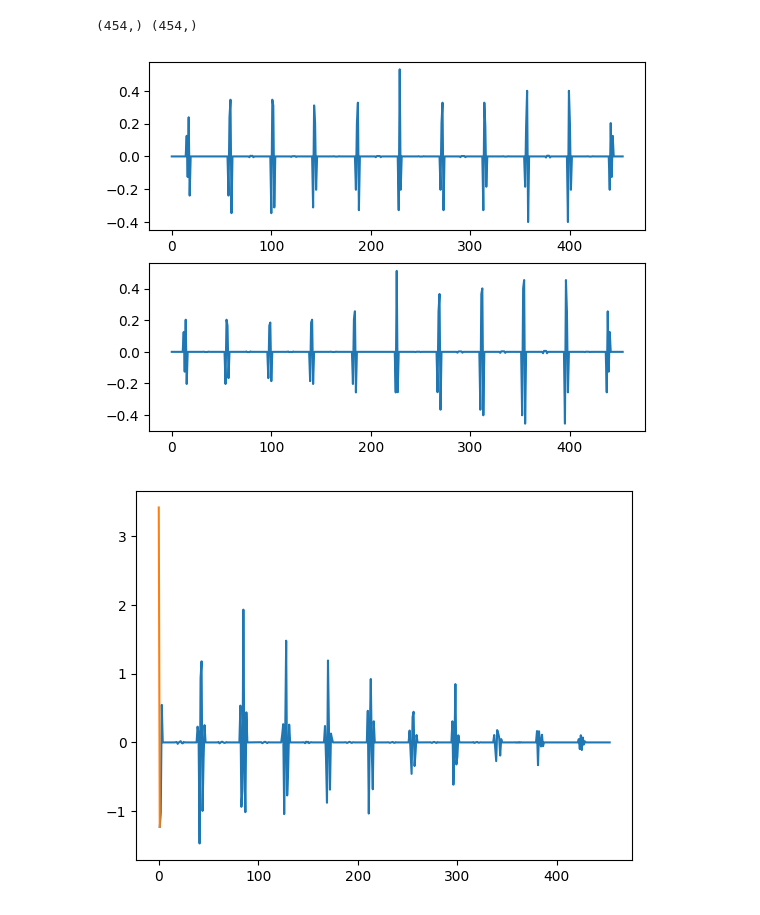
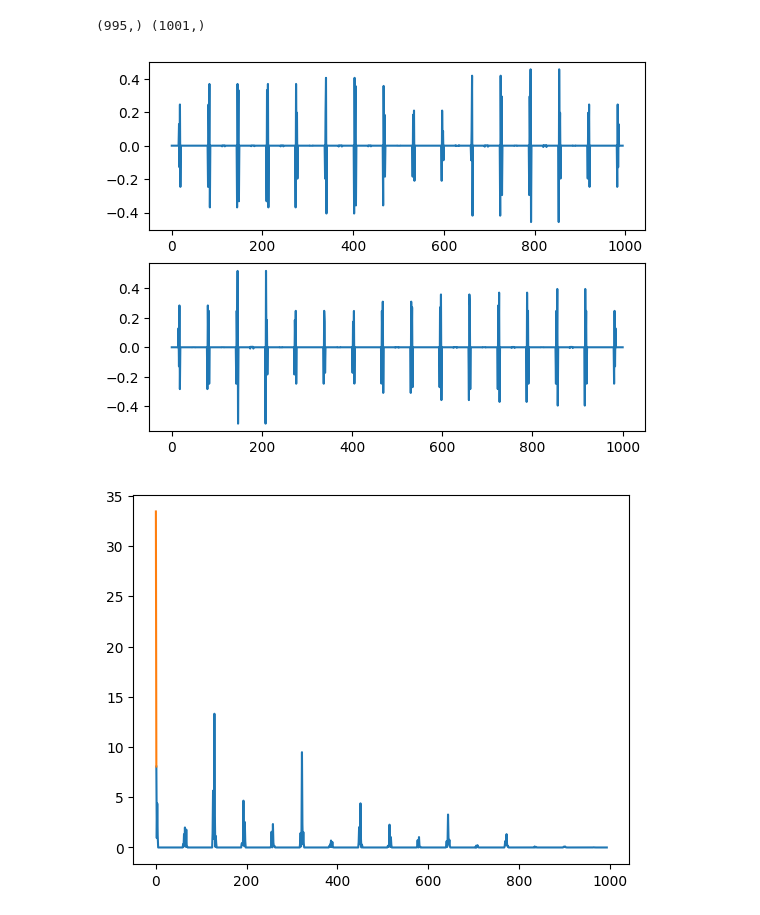
Before and after one commit to aji/yin-yang-extractor, a Jupyter notebook: notebooks/grid_bounds.ipynb, the cells around one changed output. Cells and saved outputs as stored; diff of their text form; code cells hidden in the pictures.

```diff
--- a/notebooks/grid_bounds.ipynb
+++ b/notebooks/grid_bounds.ipynb
@@ -21,7 +21,11 @@ testcases = [
         '07-15x15-squares.png',
         '08-15x15-squares.png',
         '09-25x25-squares.png',
-        '10-25x25-squares.png'
+        '10-25x25-squares.png',
+        '11-25x25-circles.png',
+        '12-6x6-circles.png',
+        '13-10x10-circles.png',
+        '14-15x15-circles.png'
     ]
 ]
 
@@ -30,7 +34,7 @@ def load_case(case):
     im = np.array(im.convert('L'), dtype='f') / 255.0
     return im
 
-testcase = testcases[1]
+testcase = testcases[8]
 print(testcase)
 im = load_case(testcase)
 im = 1.0 - im
@@ -59,17 +63,17 @@ ax1.plot(reduce_y)
 ax2.plot(reduce_x)
 plt.show()
 # %% [output]
-(454,) (454,)
+(995,) (1001,)
-[figure, old version]
+[figure, new version]
 # %%
 sig = reduce_y
 corr = scipy.signal.correlate(sig, sig, 'full')
 corr = corr[len(corr)//2:]
 plt.figure()
-plt.plot(np.arange(1, len(corr)), corr[1:])
-plt.plot([0, 1], corr[0:2])
+plt.plot(np.arange(1, len(corr)), corr[1:]**2)
+plt.plot([0, 1], corr[0:2]**2)
 plt.show()
 # %% [output]
-[figure, old version]
+[figure, new version]
 # %%
 peak = float(np.argmax(corr[1:]) + 1)
```
Also changed, not shown: parts of 3 cells of this notebook.
